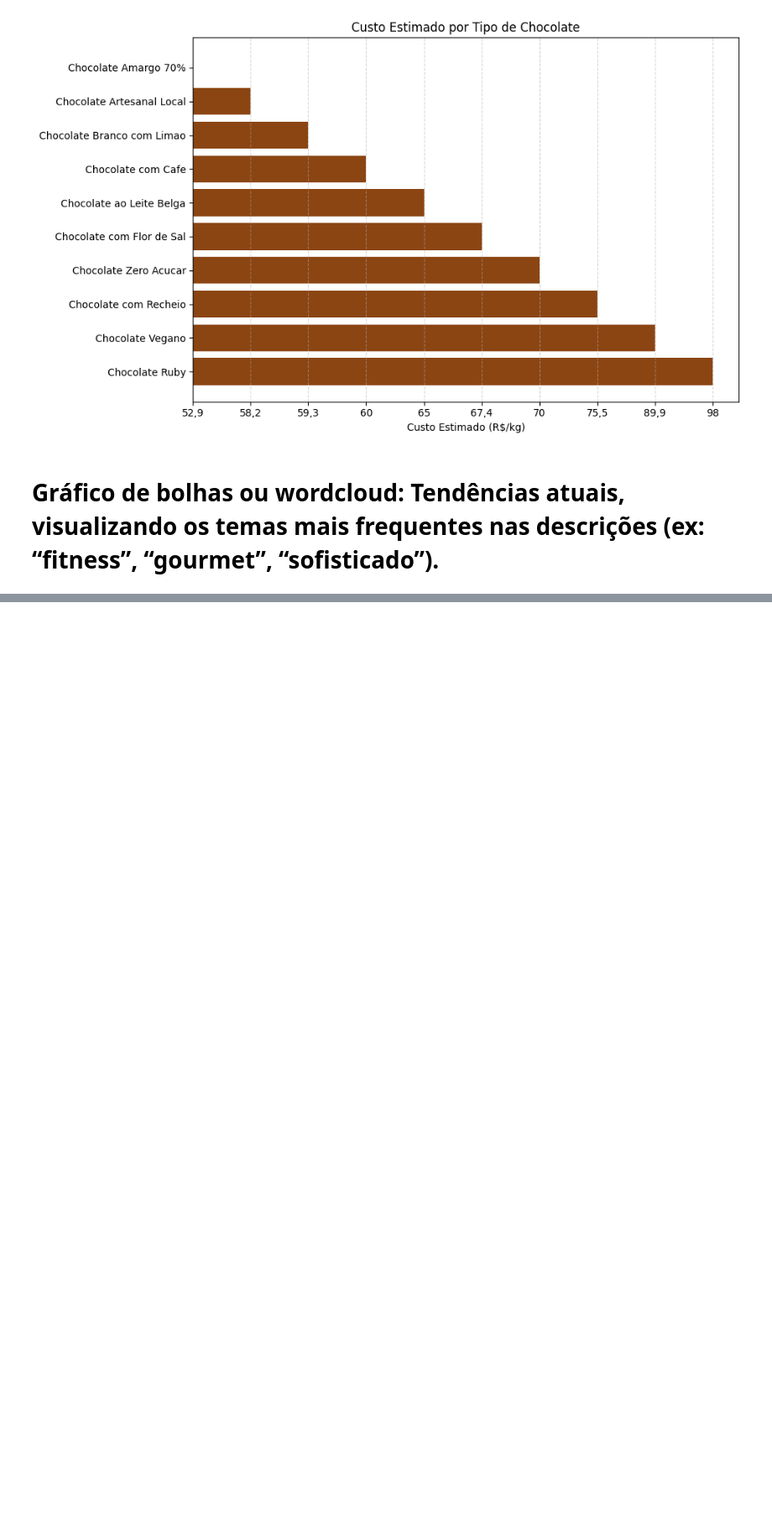
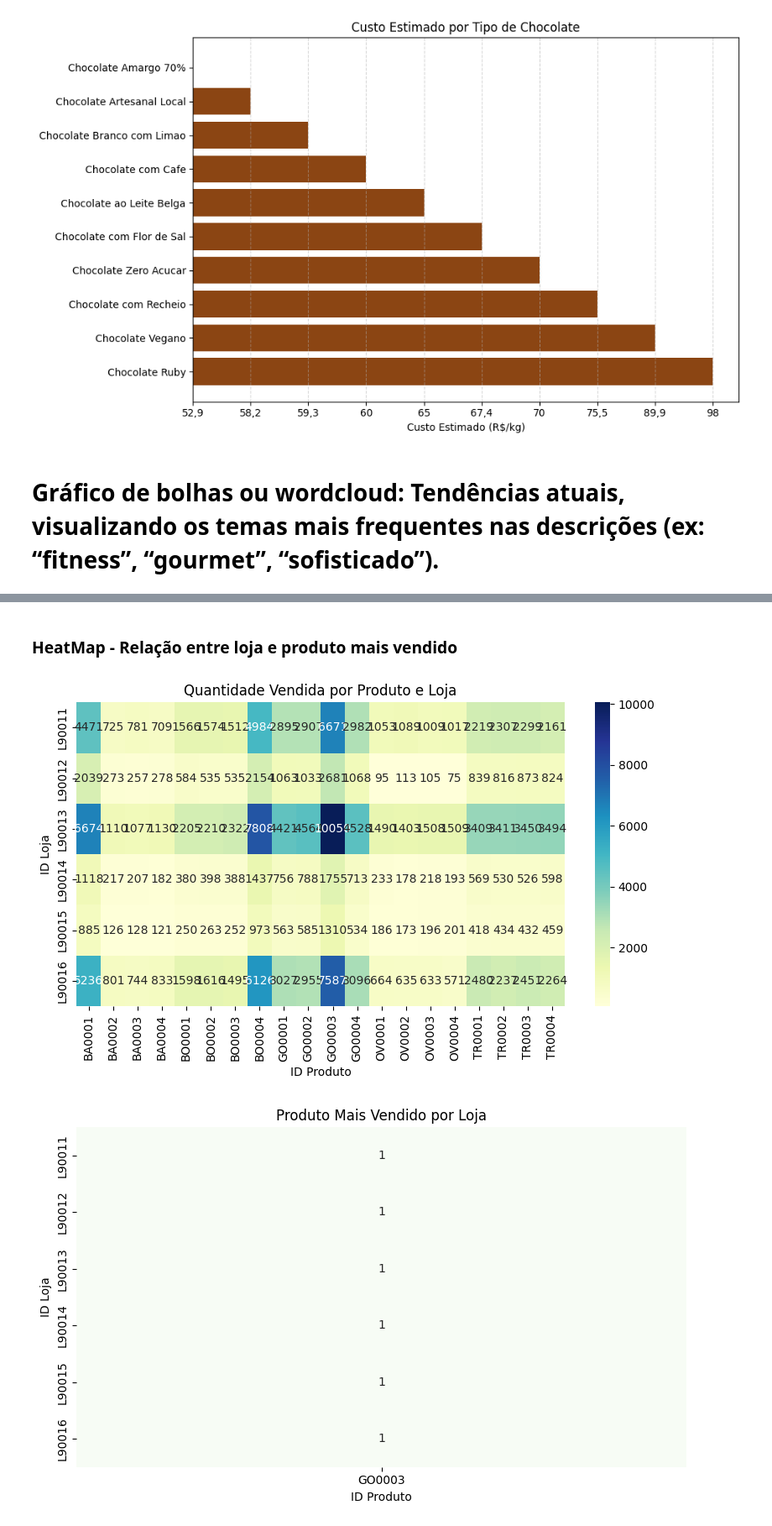
Before and after one commit to sosogasp/devops-api-networks, a Jupyter notebook: graficos.ipynb, the cells around one changed output, grey strips where cells are left out. Shown at 84% size. Saved outputs shown, nothing was run; the diff lists cells and outputs as text; code cells hidden in the pictures; blank space fills up the shorter version.

```diff
--- a/graficos.ipynb
+++ b/graficos.ipynb
@@ -84,0 +150,34 @@ plt.show()
+# %% [markdown]
+### HeatMap - Relação entre loja e produto mais vendido
+# %%
+tabela = df_vendas.pivot_table(index='ID Loja', columns='Cod. Produto', values='Quantidade', aggfunc='sum', fill_value=0)
+
+# Criar heatmap
+plt.figure(figsize=(8, 5))
+sns.heatmap(tabela, annot=True, cmap='YlGnBu', fmt='d')
+plt.title('Quantidade Vendida por Produto e Loja')
+plt.xlabel('ID Produto')
+plt.ylabel('ID Loja')
+plt.tight_layout()
+plt.show()
+
+# Heatmap de produto mais vendido
+grupo = df_vendas.groupby(['ID Loja', 'Cod. Produto'])['Quantidade'].sum().reset_index()
+produto_mais_vendido = grupo.sort_values(['ID Loja', 'Quantidade'], ascending=[True, False]).drop_duplicates('ID Loja')
+
+# Criando coluna axuliar (que funcionará como uma medida)
+produto_mais_vendido['mais_vendido'] = 1
+
+# Pivotar para formar a matriz loja x produto
+heatmap_data = produto_mais_vendido.pivot(index='ID Loja', columns='Cod. Produto', values='mais_vendido').fillna(0)
+
+plt.figure(figsize=(8, 5))
+sns.heatmap(heatmap_data, annot=True, cmap='Greens', cbar=False)
+plt.title('Produto Mais Vendido por Loja')
+plt.xlabel('ID Produto')
+plt.ylabel('ID Loja')
+plt.tight_layout()
+plt.show()
+# %% [output]
+[figure, added]
+[figure, added]
```
Also changed, not shown: parts of 10 cells of this notebook, 4 other files.
